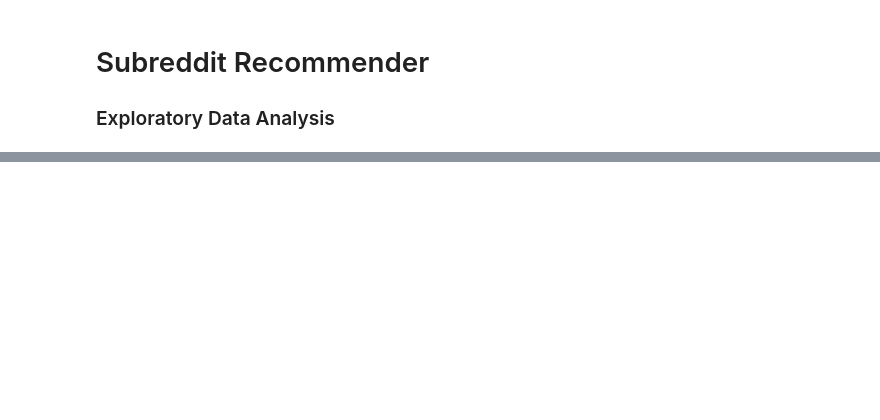
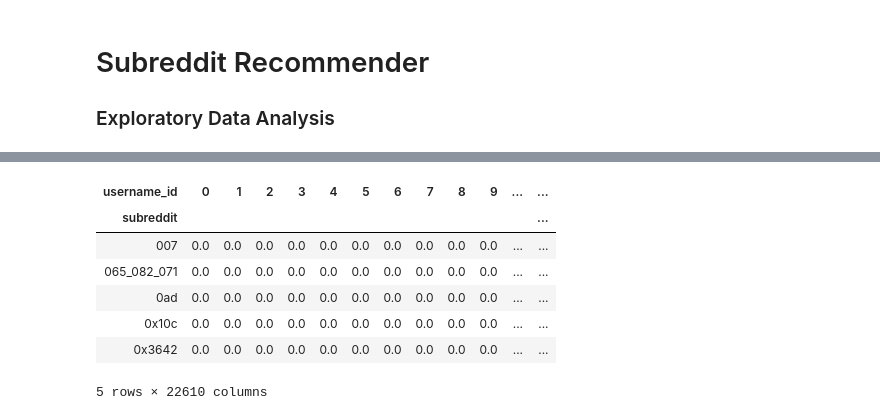
Before and after one commit to sahivy13/Subreddit_Recommender, a Jupyter notebook: data_exploration.ipynb, the cells around one changed output, grey strips where cells are left out. Cells and saved outputs as stored; diff of their text form; code cells hidden in the pictures; blank space fills up the shorter version.

```diff
--- a/data_exploration.ipynb
+++ b/data_exploration.ipynb
@@ -117,0 +160,21 @@ See the caveats in the documentation: http://pandas.pydata.org/pandas-docs/stabl
+# %%
+# function takes in our usage dataframe and transforms it to a pivot table
+def to_matrix(df):
+    return df.pivot(
+        index='subreddit',
+        columns='username_id',
+        values='usage'
+    ).fillna(0)
+# %%
+df_user_usage = to_matrix(data) # test my function
+# %%
+df_user_usage.head()
+# %% [output]
+| username_id | 0 | 1 | 2 | 3 | 4 | 5 | 6 | 7 | 8 | 9 | ... | ... |
+| subreddit |  |  |  |  |  |  |  |  |  |  |  | ... |
+| 007 | 0.0 | 0.0 | 0.0 | 0.0 | 0.0 | 0.0 | 0.0 | 0.0 | 0.0 | 0.0 | ... | ... |
+| 065_082_071 | 0.0 | 0.0 | 0.0 | 0.0 | 0.0 | 0.0 | 0.0 | 0.0 | 0.0 | 0.0 | ... | ... |
+| 0ad | 0.0 | 0.0 | 0.0 | 0.0 | 0.0 | 0.0 | 0.0 | 0.0 | 0.0 | 0.0 | ... | ... |
+| 0x10c | 0.0 | 0.0 | 0.0 | 0.0 | 0.0 | 0.0 | 0.0 | 0.0 | 0.0 | 0.0 | ... | ... |
+| 0x3642 | 0.0 | 0.0 | 0.0 | 0.0 | 0.0 | 0.0 | 0.0 | 0.0 | 0.0 | 0.0 | ... | ... |
+5 rows × 22610 columns
```
Also changed, not shown: parts of 22 cells of this notebook, 1 other file.
